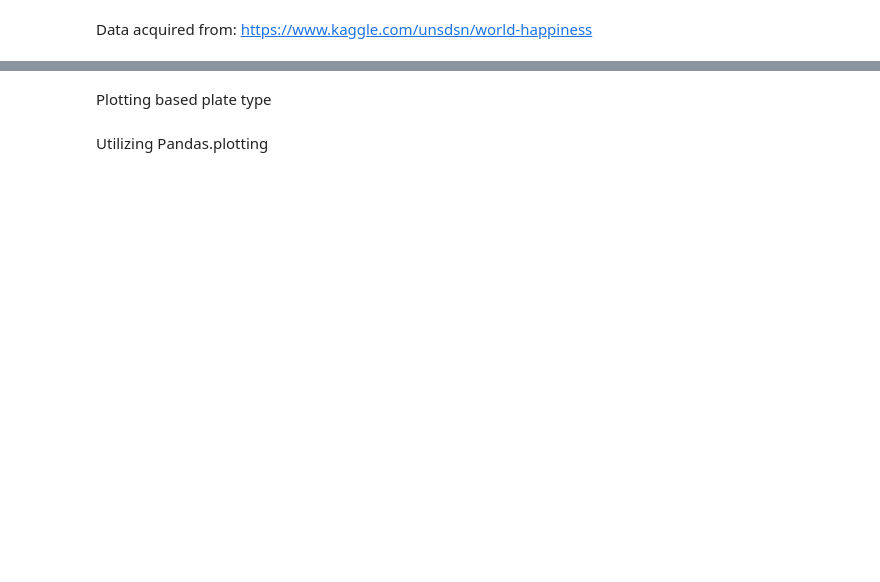
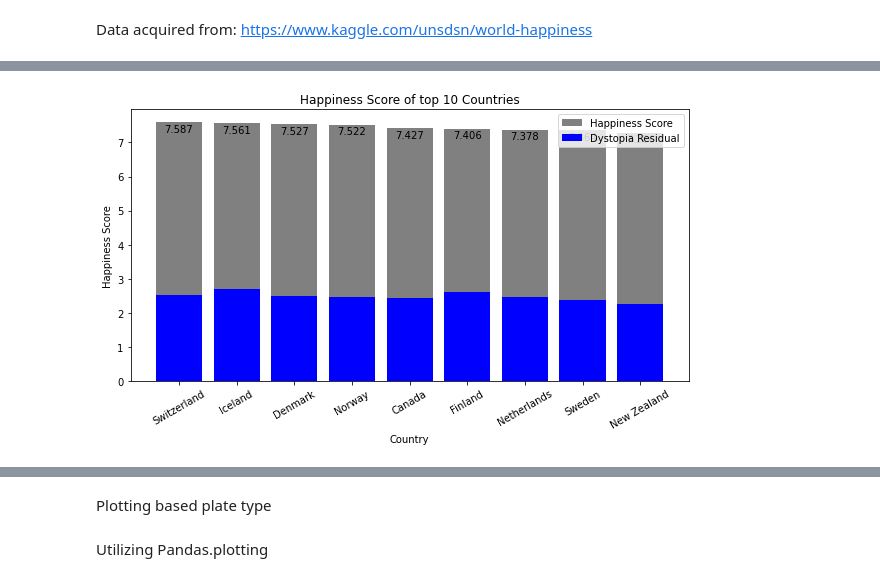
Before and after one commit to teddywaweru/DataGlacier, a Jupyter notebook: Article_Writing/visualization.ipynb, the cells around one changed output, grey strips where cells are left out. Drawn from its saved outputs; the diff is of its cells as text; code cells hidden in the pictures; blank space fills up the shorter version.

```diff
--- a/Article_Writing/visualization.ipynb
+++ b/Article_Writing/visualization.ipynb
@@ -23,0 +65,47 @@ whr19_df = pd.read_csv('datasets/WorldHappinessReport/2019.csv')
+# %%
+#Plotting with additional designs for: pyplot() function
+# sb.set()
+mp.figure(figsize = (10,5))
+mp.bar(x = whr15_df[whr15_df['Happiness Rank'] < 10]['Country'],
+        height = whr15_df[whr15_df['Happiness Rank'] < 10]['Happiness Score'],
+        color = 'grey', #colour to plot
+        label = 'Happiness Score') #label to be displayed on legend
+mp.bar(x = whr15_df[whr15_df['Happiness Rank'] < 10]['Country'],
+        height = whr15_df[whr15_df['Happiness Rank'] < 10]['Dystopia Residual'],
+        color = 'blue',
+        label = 'Dystopia Residual')
+mp.xlabel('Country') #label x-axis
+mp.ylabel('Happiness Score') #label y-axis
+mp.title('Happiness Score of top 10 Countries') #Provide a chart title
+# mp.axis()
+mp.legend() #display legend
+mp.xticks(rotation = 30) #rotate the xticks to fit
+
+
+x_axis = whr15_df[whr15_df['Happiness Rank'] < 10]['Country'] #series with x axis values
+y_axis = whr15_df[whr15_df['Happiness Rank'] < 10]['Happiness Score'] #series with y axis values
+
+# Including data labels on the columns  utilizing functions & variables
+def include_labels(x_axis, y_axis):
+        for x,y in zip(x_axis, y_axis):
+                # print(x,y)
+                mp.annotate(y, #value to be printed as data label
+                (x,y), #x-y coordinates of where the label is to be printed
+                textcoords = 'offset points', #offsetting the labels from the coordinates
+                xytext = (0,-10), #offsetting the labels from the coordinates
+                ha = 'center') # placement of the label with regards to the above coordinates
+
+#initializing the include labels function
+include_labels(x_axis, y_axis)
+mp.show()
+
+# Including data labels on the columns without utilizing functions & variables
+# for country in whr15_df[whr15_df['Happiness Rank'] < 10]['Country'].values:
+#         #iterate through the dataset on the x axis
+#         mp.annotate(float(whr15_df[whr15_df['Country']== country]['Happiness Score']),
+#         #declare the y-axis value to be displayed
+#         (whr15_df[whr15_df['Country']== country]['Country'], #x-coordinate
+#         whr15_df[whr15_df['Country'] == country]['Happiness Score']), #y-coordinate
+#         ha = 'center') #placement of the label
+# %% [output]
+[figure, added]
```
Also changed, not shown: parts of 34 cells of this notebook, 4 other files.
